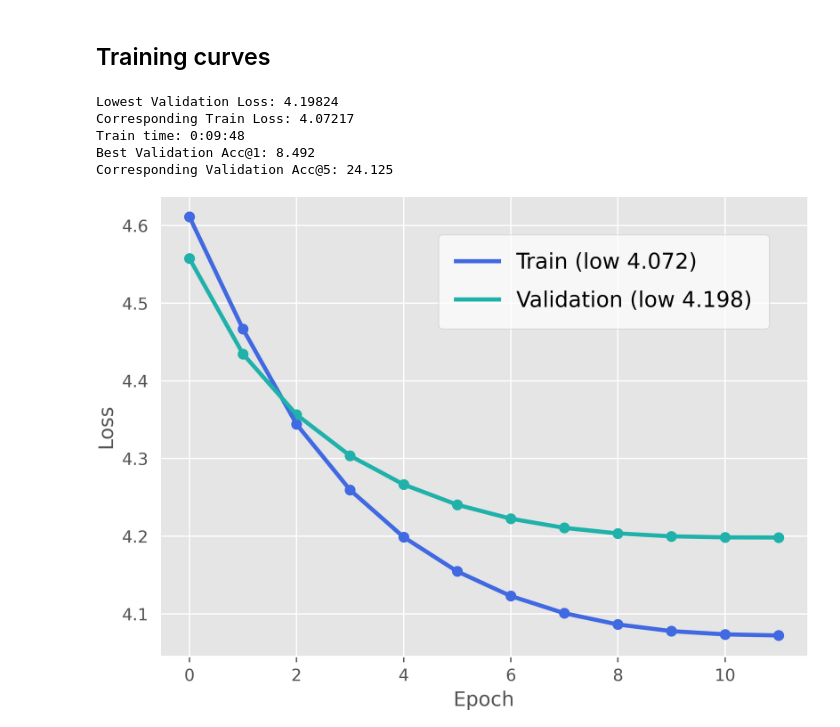
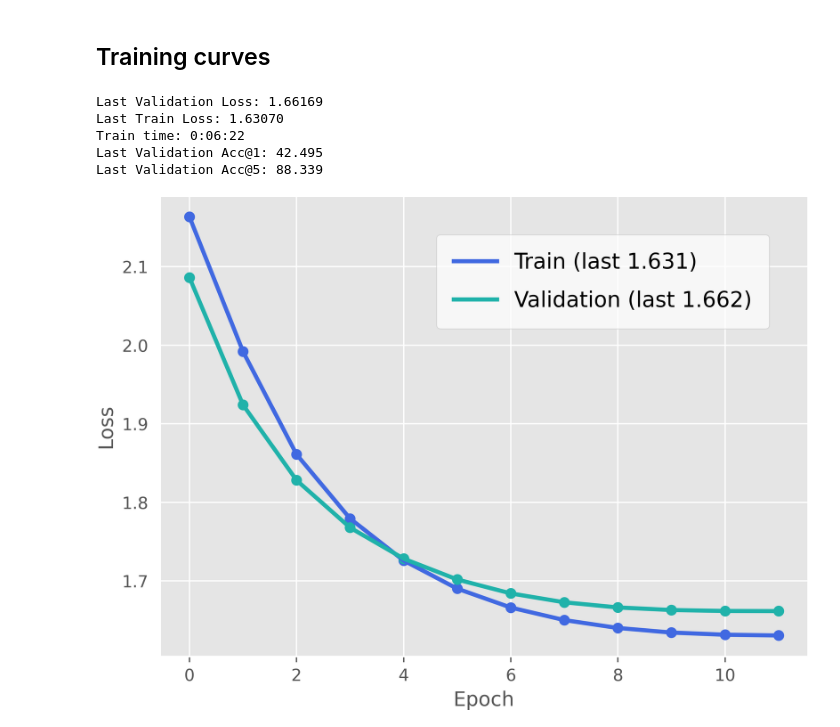
Before and after one commit to HMC-MIR/BSCRC, a Jupyter notebook: continuous_models/visualize_curves.ipynb, the cells around one changed output. Drawn from its saved outputs; the diff is of its cells as text; code cells hidden in the pictures.

```diff
--- a/continuous_models/visualize_curves.ipynb
+++ b/continuous_models/visualize_curves.ipynb
@@ -52,13 +51,13 @@ Train time: 6:04:05
 # %% [markdown]
 ## Training curves
 # %%
-def plot_train(labels, system):
+def plot_train(system):
 
     plt.style.use("ggplot")
     train_loss, val_loss, epochs = [], [], []
     val_acc1, val_acc5 = [], []
 
-    with open(f'{labels}/' + system + '/log.txt', 'r') as file:
+    with open(system + '/log.txt', 'r') as file:
         for line in file:
             data = eval(line)
             train_loss.append(data['train_loss'])
@@ -67,16 +66,13 @@ def plot_train(labels, system):
             val_acc1.append(data['val_acc1'])
             val_acc5.append(data['val_acc5'])
 
-    with open(f'{labels}/' + system + '/config.txt', 'r') as file:
+    with open(system + '/config.txt', 'r') as file:
         for line in file:
             if line.startswith("Training time:"):
                 runtime = line.strip().split(" ")[-1]
 
-    best_index = val_loss.index(min(val_loss))
-    best_acc_index = val_acc1.index(max(val_acc1))
-
-    plt.plot(epochs, train_loss, color="royalblue", label=f'Train (low {train_loss[best_index]:.3f})', linewidth=2.5)
-    plt.plot(epochs, val_loss, color="lightseagreen", label=f'Validation (low {val_loss[best_index]:.3f})', linewidth=2.5)
+    plt.plot(epochs, train_loss, color="royalblue", label=f'Train (last {train_loss[-1]:.3f})', linewidth=2.5)
+    plt.plot(epochs, val_loss, color="lightseagreen", label=f'Validation (last {val_loss[-1]:.3f})', linewidth=2.5)
     plt.scatter(epochs, train_loss, color="royalblue")
     plt.scatter(epochs, val_loss, color="lightseagreen")
     plt.xlabel('Epoch')
@@ -84,19 +80,19 @@ def plot_train(labels, system):
     plt.tick_params(left=False, right=False)
     plt.legend(fontsize=13, fancybox=True, borderpad=0.8, labelspacing=0.8, borderaxespad=1.8, framealpha=0.7, facecolor='white')
 
-    print(f"Lowest Validation Loss: {val_loss[best_index]:.5f}")
-    print(f"Corresponding Train Loss: {train_loss[best_index]:.5f}")
+    print(f"Last Validation Loss: {val_loss[-1]:.5f}")
+    print(f"Last Train Loss: {train_loss[-1]:.5f}")
     print(f"Train time: {runtime}")
-    print(f"Best Validation Acc@1: {val_acc1[best_acc_index]:.3f}")
-    print(f"Corresponding Validation Acc@5: {val_acc5[best_acc_index]:.3f}")
+    print(f"Last Validation Acc@1: {val_acc1[-1]:.3f}")
+    print(f"Last Validation Acc@5: {val_acc5[-1]:.3f}")
 
     plt.show()
-# %%
-plot_train("probe100", "mask25")
-# %% [output]
-Lowest Validation Loss: 4.19824
-Corresponding Train Loss: 4.07217
-Train time: 0:09:48
-Best Validation Acc@1: 8.492
-Corresponding Validation Acc@5: 24.125
-[figure, removed]
+# %%
+plot_train("probe25_class9")
+# %% [output]
+Last Validation Loss: 1.66169
+Last Train Loss: 1.63070
+Train time: 0:06:22
+Last Validation Acc@1: 42.495
+Last Validation Acc@5: 88.339
+[figure, added]
```
Also changed, not shown: parts of 2 cells of this notebook, 4 other files.
